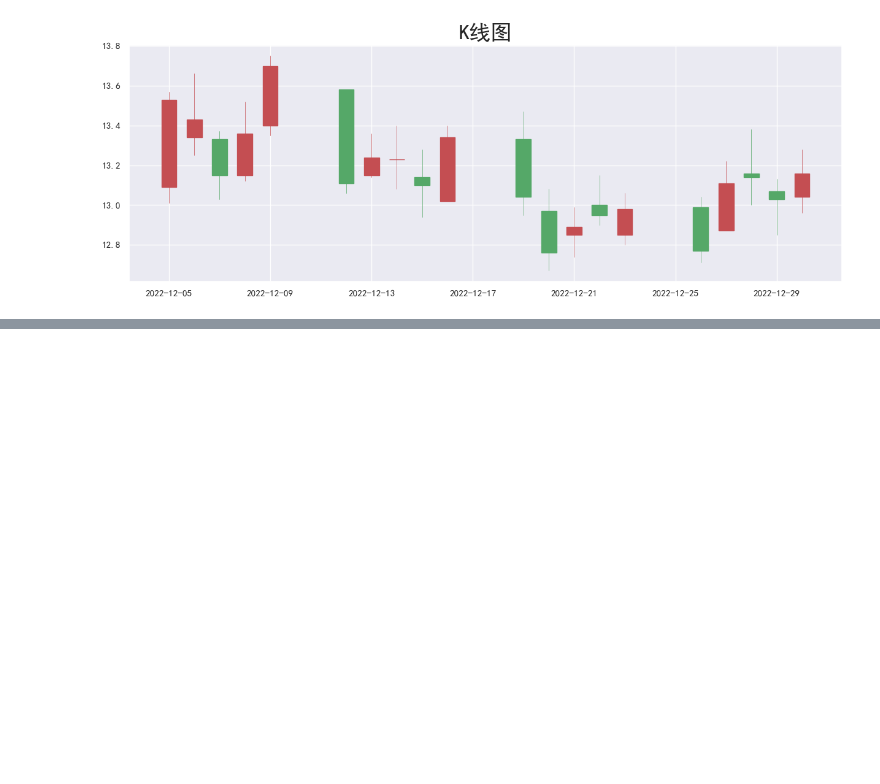
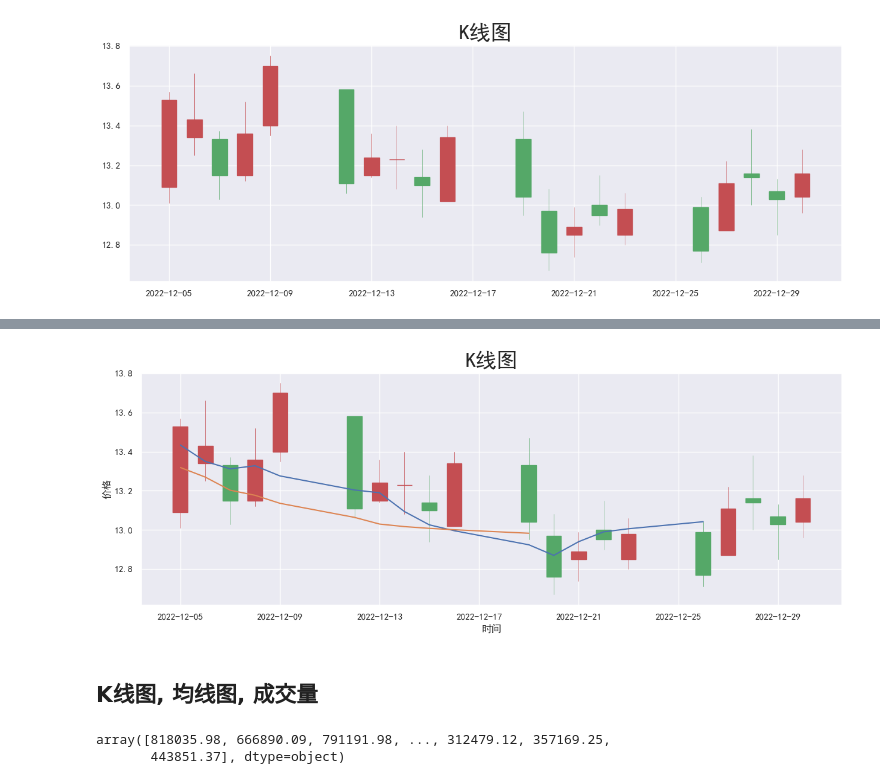
Before and after one commit to BestFairylnad/AustinIntelliBoxes, a Jupyter notebook: Books/BigDataAnalysisAndMachineLearning/Core/Chapter2/股票K线图绘制.ipynb, the cells around one changed output, grey strips where cells are left out. Cells and saved outputs as stored; diff of their text form; code cells hidden in the pictures; blank space fills up the shorter version.

```diff
--- a/Books/BigDataAnalysisAndMachineLearning/Core/Chapter2/股票K线图绘制.ipynb
+++ b/Books/BigDataAnalysisAndMachineLearning/Core/Chapter2/股票K线图绘制.ipynb
@@ -76,0 +80,6 @@ plt.close()
+# %%
+read_data['MA5'] = read_data['close'].rolling(5).mean()
+read_data['MA10'] = read_data['close'].rolling(10).mean()
+MA = read_data.values[:, 11:]
+
+MA
@@ -76,0 +94,4 @@ plt.close()
+# %%
+quote = np.column_stack((quote, MA))
+
+quote
@@ -76,0 +108,27 @@ plt.close()
+# %%
+cut_data = quote[:20, :]
+plt.rcParams['font.sans-serif'] = ['SimHei']
+fig, axes = plt.subplots(figsize=(15, 5))
+candlestick_ochl(axes, cut_data, width=0.6, colorup='r', colordown='g', alpha=1.0)
+plt.plot(cut_data[:, 0], cut_data[:, 5])
+plt.plot(cut_data[:, 0], cut_data[:, 6])
+plt.title('K线图', fontsize=25)
+plt.xlabel('时间')
+plt.ylabel('价格')
+plt.grid(True)
+axes.xaxis_date()
+plt.savefig('./2_jupyter.png')
+plt.show()
+plt.close()
+# %% [output]
+[figure, added]
+# %% [markdown]
+## K线图, 均线图, 成交量
+# %%
+# 成交量数据
+quote = np.column_stack((quote, read_data['vol']))
+
+quote[:, 7]
+# %% [output]
+array([818035.98, 666890.09, 791191.98, ..., 312479.12, 357169.25,
+       443851.37], dtype=object)
```
Also changed, not shown: parts of 8 cells of this notebook, 6 other files.
